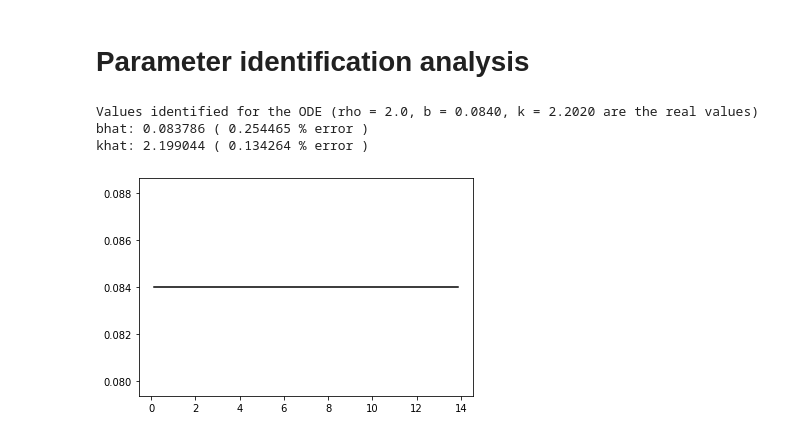
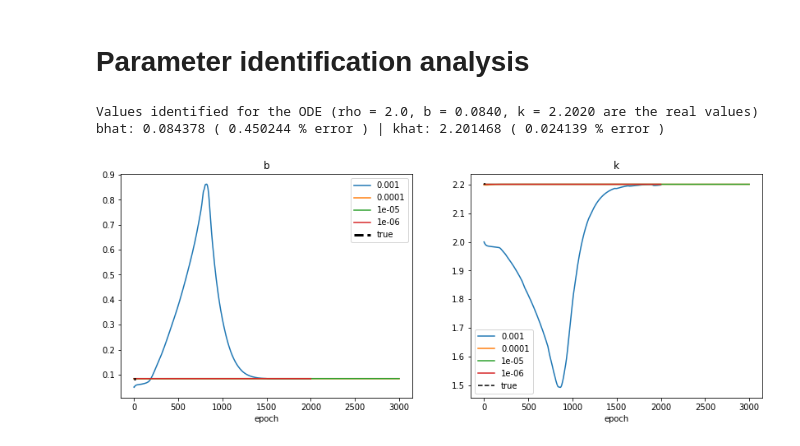
Before and after one commit to helonayala/pinn, a Jupyter notebook: 01_DeepVIV_sec21.ipynb, the cells around one changed output. Cells and saved outputs as stored; diff of their text form; code cells hidden in the pictures.

Commit message:
callbacks for tracking identified parameters

```diff
--- a/01_DeepVIV_sec21.ipynb
+++ b/01_DeepVIV_sec21.ipynb
@@ -178,19 +178,23 @@ mdl = PINN(timevec = t)  # default parameters are the same as DeepVIV paper
 # learning rate and number of epochs
 lrvec = np.array([1e-3, 1e-4, 1e-5, 1e-6])
 epvec = np.array([2e3, 3e3, 3e3, 2e3], dtype="int32")
+# epvec = np.array([2e1, 3e1, 3e1, 2e1], dtype="int32")
 # lrvec = np.array([1e-3])
 # epvec = np.array([2e3], dtype="int32")
 
 # callback - variables to watch
-# varList = [mdl.tToXandF.b, mdl.tToXandF.k]
-# clbkVarValue = VariableValue(varList)
+varList = [mdl.tToXandF.b, mdl.tToXandF.k]
 # %% [markdown]
 # Train model
 # %%
 nTrain = lrvec.shape[0]
 history = []
+clbkVarValue = []
 for i in range(nTrain):
     print("Learning rate:", lrvec[i])
+
+    clbkVarValue.append(VariableValue(varList)) # instantiate callback (for saving identified values)
+
     mdl.compile(
         tf.keras.optimizers.Adam(learning_rate=lrvec[i]), loss="mse", metrics="mse"
     )
@@ -201,9 +205,11 @@ for i in range(nTrain):
             epochs=epvec[i],
             batch_size=N_train,
             verbose=0,
-            callbacks=[tqdm_callback],
-            # callbacks=[tqdm_callback, clbkVarValue],
-    )
+            callbacks=[tqdm_callback, clbkVarValue[i]],
+            )
+        )
+
+mdl.summary()
 # %% [output]
 Training:   0%|           0/2000 ETA: ?s,  ?epochs/sLearning rate: 0.001
 WARNING:tensorflow:Calling GradientTape.gradient on a persistent tape inside its context is significantly less efficient than calling it outside the context (it causes the gradient ops to be recorded  ...
@@ -230,0 +236,6 @@ _________________________________________________________________
+# %%
+plt.figure(figsize=[14,5])
+for i in range(nTrain):
+    plt.plot(history[i].history['loss'])
+plt.semilogy(), plt.legend(lrvec), plt.ylabel('loss'), plt.xlabel('epoch')
+plt.show()
@@ -256,17 +269,30 @@ plt.show()
 # %% [markdown]
 # Parameter identification analysis
 # %%
+
 btrue = 0.084
 ktrue = 2.2020
 print("Values identified for the ODE (rho = 2.0, b = %0.4f, k = %0.4f are the real values)" % (btrue, ktrue))
-print("bhat: %f ( %f %% error )" % (mdl.tToXandF.b.numpy(), np.abs((btrue - mdl.tToXandF.b.numpy())/btrue * 100 )))
-print("khat: %f ( %f %% error )" % (mdl.tToXandF.k.numpy(), np.abs((ktrue - mdl.tToXandF.k.numpy())/ktrue * 100 )))
+print("bhat: %f ( %f %% error ) | khat: %f ( %f %% error )" % (mdl.tToXandF.b.numpy(), np.abs((btrue - mdl.tToXandF.b.numpy())/btrue * 100 ), mdl.tToXandF.k.numpy(), np.abs((ktrue - mdl.tToXandF.k.numpy())/ktrue * 100 )))
 
-plt.figure()
-plt.plot(t,np.ones(t.shape)*btrue,'k-')
+plt.figure(figsize=[14, 5])
+plt.subplot(121)
+leg = lrvec.tolist()
+leg.append('true')
+for i in range(nTrain):
+    hatMatrix = np.array(clbkVarValue[i].valueList)
+    plt.plot(hatMatrix[:,0:1])
+plt.plot(t,np.ones(t.shape)*btrue,'k--',linewidth = 3)
+plt.xlabel('epoch'), plt.legend(leg), plt.title('b')
+
+plt.subplot(122)
+for i in range(nTrain):
+    hatMatrix = np.array(clbkVarValue[i].valueList)
+    plt.plot(hatMatrix[:,1:])
+plt.plot(t,np.ones(t.shape)*ktrue,'k--', )
+plt.xlabel('epoch'), plt.legend(leg), plt.title('k')
 plt.show()
 # %% [output]
 Values identified for the ODE (rho = 2.0, b = 0.0840, k = 2.2020 are the real values)
-bhat: 0.083786 ( 0.254465 % error )
-khat: 2.199044 ( 0.134264 % error )
+bhat: 0.084378 ( 0.450244 % error ) | khat: 2.201468 ( 0.024139 % error )
-[figure, old version]
+[figure, new version]
```
Also changed, not shown: parts of 6 cells of this notebook.
